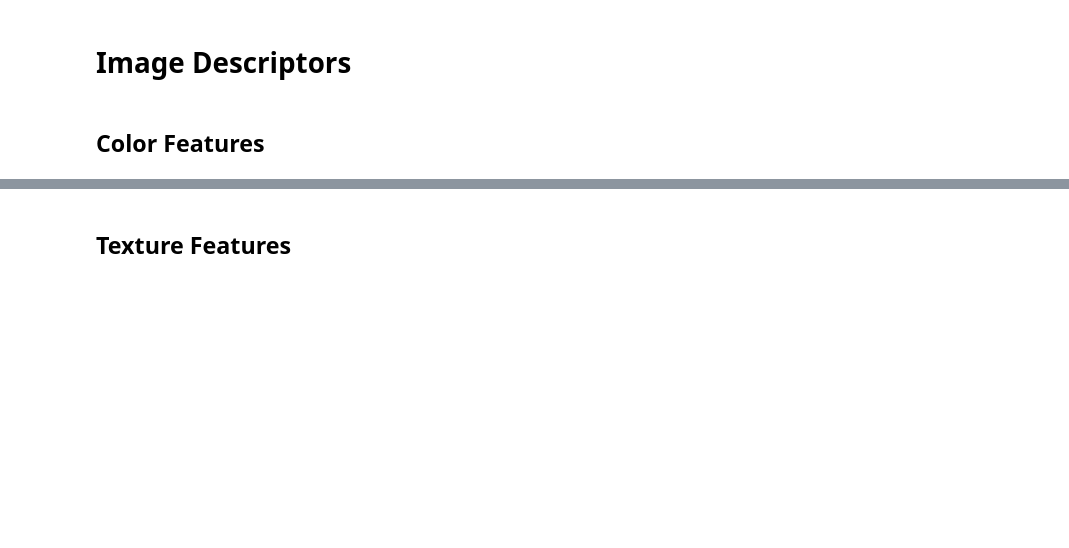
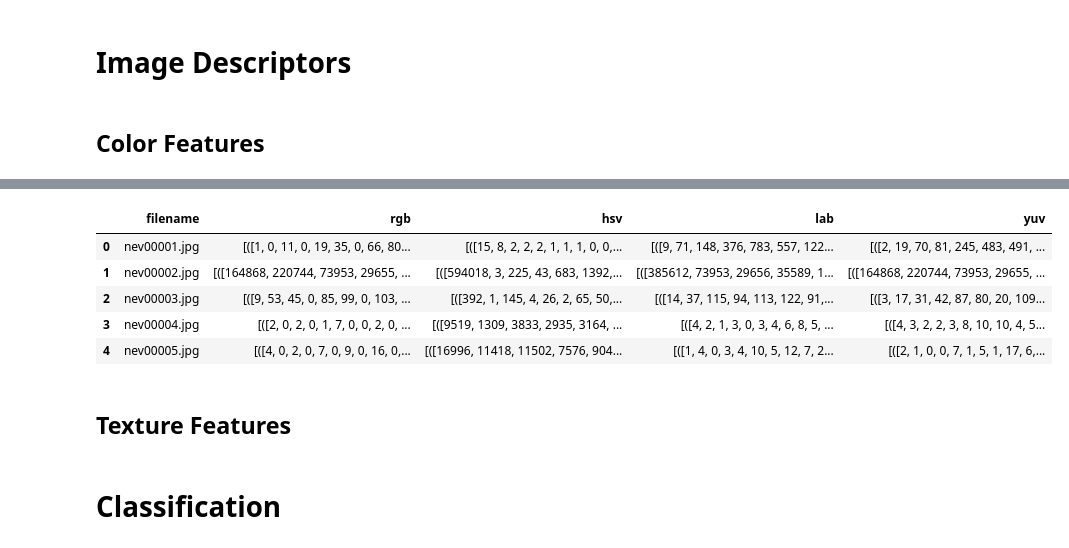
Before and after one commit to leonardopl/cad-project, a Jupyter notebook: challenge-1.ipynb, the cells around one changed output, grey strips where cells are left out. Drawn from its saved outputs; the diff is of its cells as text; code cells hidden in the pictures; blank space fills up the shorter version.

```diff
--- a/challenge-1.ipynb
+++ b/challenge-1.ipynb
@@ -125,18 +144,3 @@ def colorHistogram(img, color_space='rgb', bins=[256,256,256]):
 # yuv color space represents an image as a 3D array of luminance, u, and v channels
 # luminance is the brightness of the color, u is the blue-luminance channel, and v is the red-luminance channel
 # each channel is a 2D array of pixel values ranging from 0 to 1
-
-color_spaces = ['rgb', 'hsv', 'lab', 'yuv']
-
-# Bin sizes for each color space
-# Bins are used to discretize the values of each channel
-bins = {
-    'rgb': [256, 256, 256],
-    'hsv': [360, 256, 256],
-    'lab': [256, 128, 128],
-    'yuv': [256, 128, 128]
-}
-
-for cs in color_spaces:
-    img = set_colorspace(nevus_image, cs)
-    h = colorHistogram(img, cs, bins[cs])
@@ -148,2 +244,28 @@ for cs in color_spaces:
+# %%
+# load all the features from the pickle files
+nevus_features = []
+for filename in nevus_filenames:
+    with open(dataset_path + '\\features\\nevus\\' + filename.split('.')[0] + '.pkl', 'rb') as f:
+        nevus_features.append(pickle.load(f))
+
+others_features = []
+for filename in others_filenames:
+    with open(dataset_path + '\\features\\others\\' + filename.split('.')[0] + '.pkl', 'rb') as f:
+        others_features.append(pickle.load(f))
+
+# create df with all the features
+df_nevus = pd.DataFrame(nevus_features)
+df_others = pd.DataFrame(others_features)
+# %%
+df_nevus.head()
+# %% [output]
+|  | filename | rgb | hsv | lab | yuv |
+| 0 | nev00001.jpg | [([1, 0, 11, 0, 19, 35, 0, 66, 80... | [([15, 8, 2, 2, 2, 1, 1, 1, 0, 0,... | [([9, 71, 148, 376, 783, 557, 122... | [([2, 19, 70, 81, 245, 483, 491, ... |
+| 1 | nev00002.jpg | [([164868, 220744, 73953, 29655, ... | [([594018, 3, 225, 43, 683, 1392,... | [([385612, 73953, 29656, 35589, 1... | [([164868, 220744, 73953, 29655, ... |
+| 2 | nev00003.jpg | [([9, 53, 45, 0, 85, 99, 0, 103, ... | [([392, 1, 145, 4, 26, 2, 65, 50,... | [([14, 37, 115, 94, 113, 122, 91,... | [([3, 17, 31, 42, 87, 80, 20, 109... |
+| 3 | nev00004.jpg | [([2, 0, 2, 0, 1, 7, 0, 0, 2, 0, ... | [([9519, 1309, 3833, 2935, 3164, ... | [([4, 2, 1, 3, 0, 3, 4, 6, 8, 5, ... | [([4, 3, 2, 2, 3, 8, 10, 10, 4, 5... |
+| 4 | nev00005.jpg | [([4, 0, 2, 0, 7, 0, 9, 0, 16, 0,... | [([16996, 11418, 11502, 7576, 904... | [([1, 4, 0, 3, 4, 10, 5, 12, 7, 2... | [([2, 1, 0, 0, 7, 1, 5, 1, 17, 6,... |
 # %% [markdown]
 ## Texture Features
+# %% [markdown]
+# Classification
```
Also changed, not shown: parts of 7 cells of this notebook.
